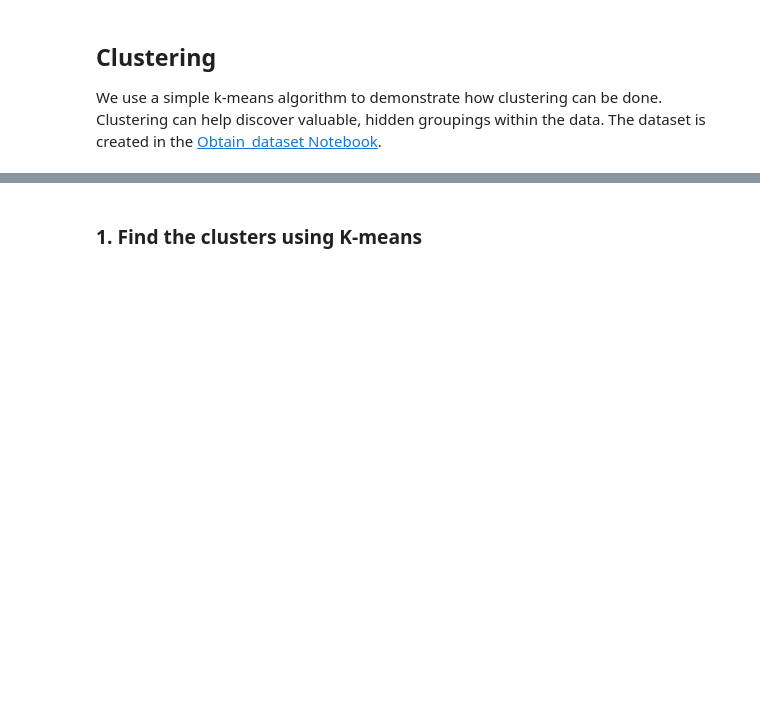
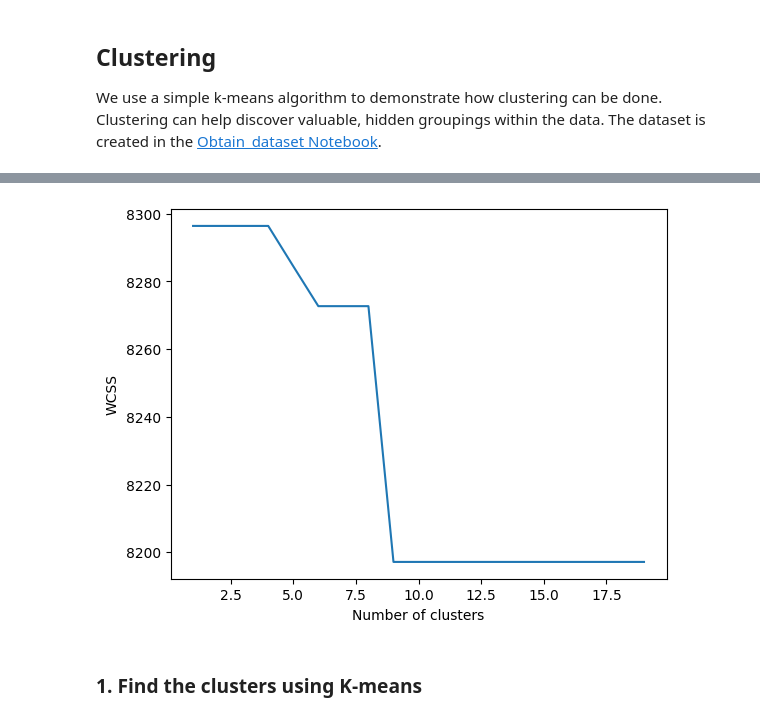
Before and after one commit to ruslanmv/ai-medical-chatbot, a Jupyter notebook: 3-Modeling/3-Clustering.ipynb, the cells around one changed output, grey strips where cells are left out. Cells and saved outputs as stored; diff of their text form; code cells hidden in the pictures; blank space fills up the shorter version.

```diff
--- a/3-Modeling/3-Clustering.ipynb
+++ b/3-Modeling/3-Clustering.ipynb
@@ -52,0 +66,2 @@ df
+# %%
+X=df.iloc[:, 5].values
@@ -52,0 +70,5 @@ df
+# %%
+X_input=[embed.tolist() for embed in X]
+# %%
+#this is your array with the values
+X = np.array(X_input)
@@ -53,3 +99,18 @@ df
+# %%
+from sklearn.cluster import KMeans
+wcss = []
+max=20
+for i in range(1, max):
+    kmeans = KMeans(n_init = i, init = 'k-means++', random_state = 42)
+    kmeans.fit(X)
+    wcss.append(kmeans.inertia_)
+# %%
+plt.plot(range(1, max), wcss)
+plt.xlabel('Number of clusters')
+plt.ylabel('WCSS')
+plt.show()
+# %% [output]
+[figure, added]
 # %% [markdown]
 ### 1. Find the clusters using K-means
 # %% [markdown]
```
Also changed, not shown: parts of 17 cells of this notebook, 2 other files.
